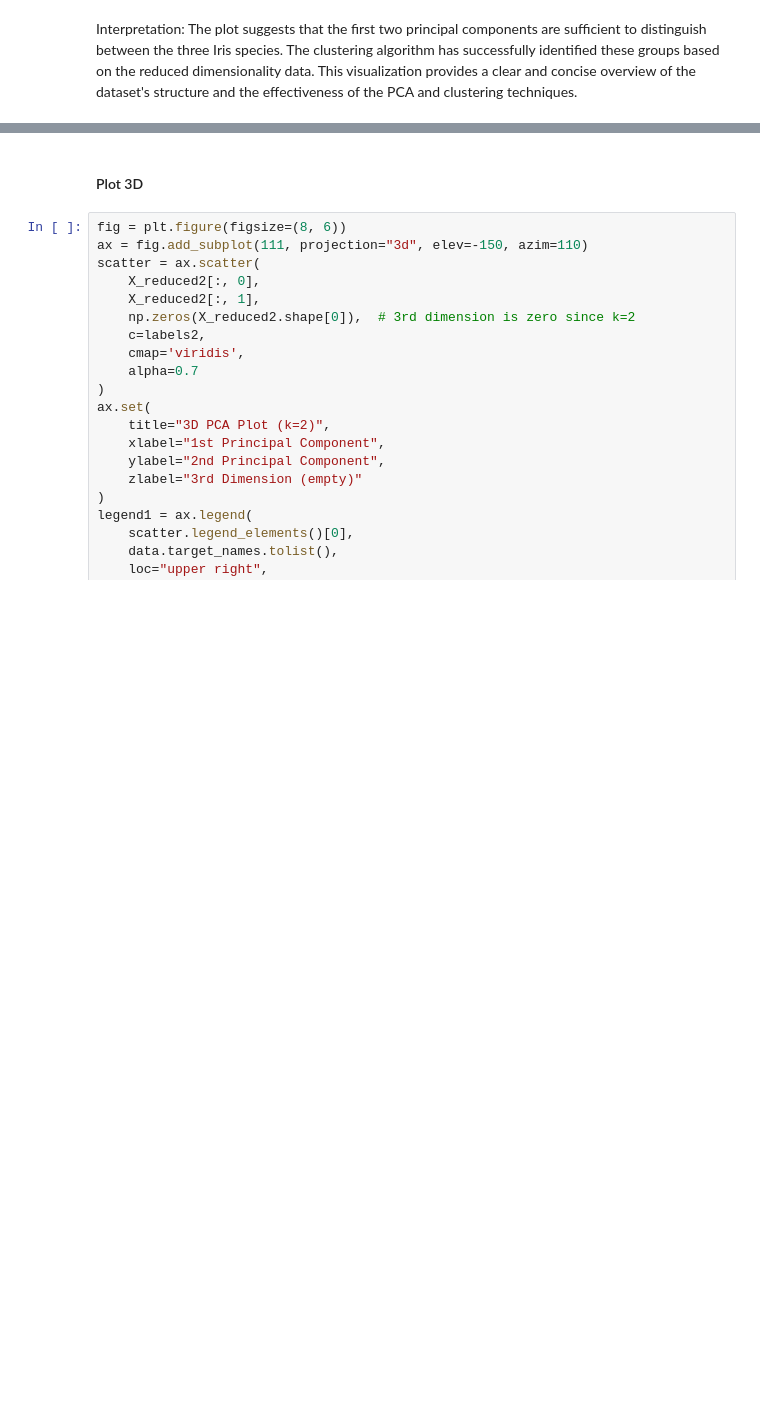
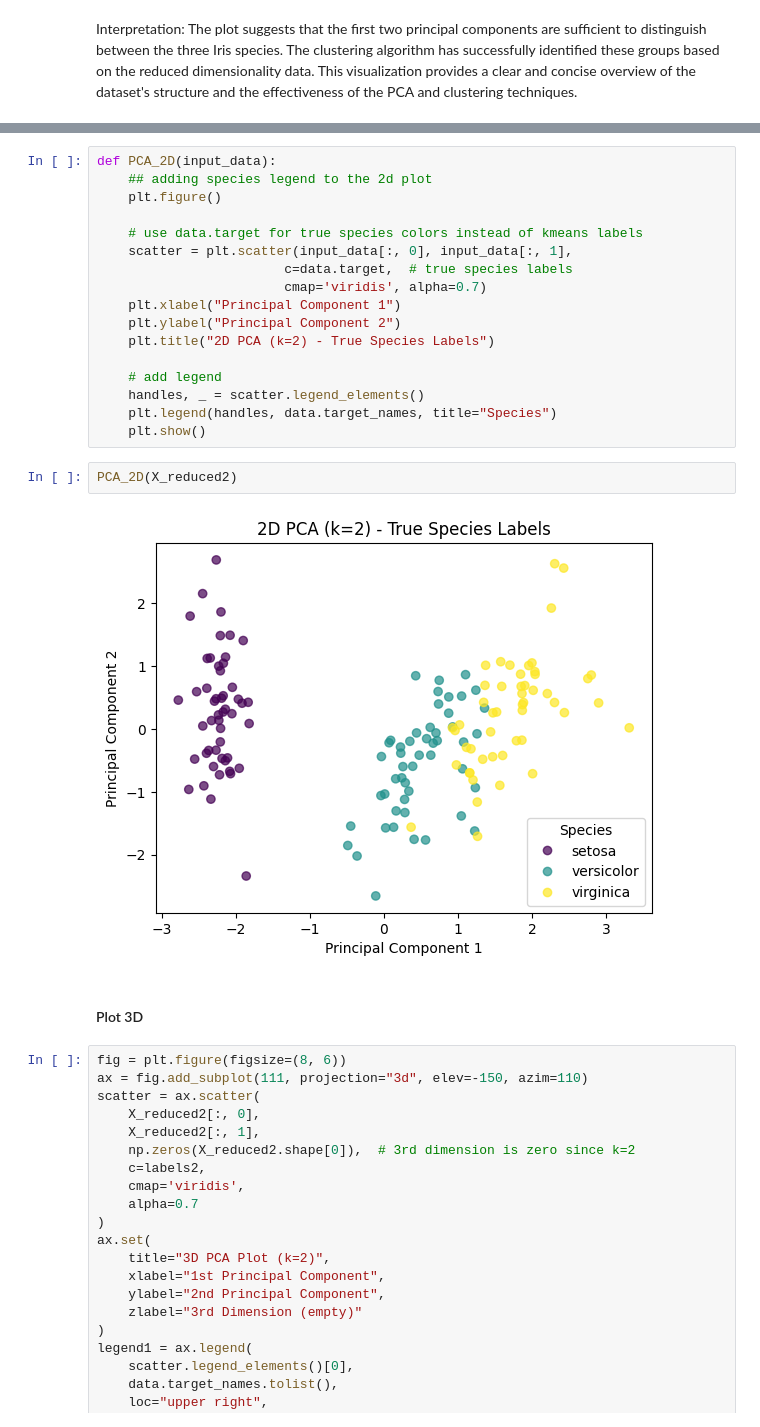
Before and after one commit to thaopham98/DataScience, a Jupyter notebook: python_analysis/A9-Dimentional Reduction.ipynb, the cells around one changed output, grey strips where cells are left out. Cells and saved outputs as stored; diff of their text form; blank space fills up the shorter version.

```diff
--- a/python_analysis/A9-Dimentional Reduction.ipynb
+++ b/python_analysis/A9-Dimentional Reduction.ipynb
@@ -248,3 +474,24 @@ Interpretation: The plot suggests that the first two principal components are su
+# %%
+def PCA_2D(input_data):
+    ## adding species legend to the 2d plot
+    plt.figure()
+
+    # use data.target for true species colors instead of kmeans labels
+    scatter = plt.scatter(input_data[:, 0], input_data[:, 1],
+                        c=data.target,  # true species labels
+                        cmap='viridis', alpha=0.7)
+    plt.xlabel("Principal Component 1")
+    plt.ylabel("Principal Component 2")
+    plt.title("2D PCA (k=2) - True Species Labels")
+
+    # add legend
+    handles, _ = scatter.legend_elements()
+    plt.legend(handles, data.target_names, title="Species")
+    plt.show()
+# %%
+PCA_2D(X_reduced2)
+# %% [output]
+[figure, added]
 # %% [markdown]
 #### Plot 3D
 # %%
```
Also changed, not shown: parts of 60 cells of this notebook.
